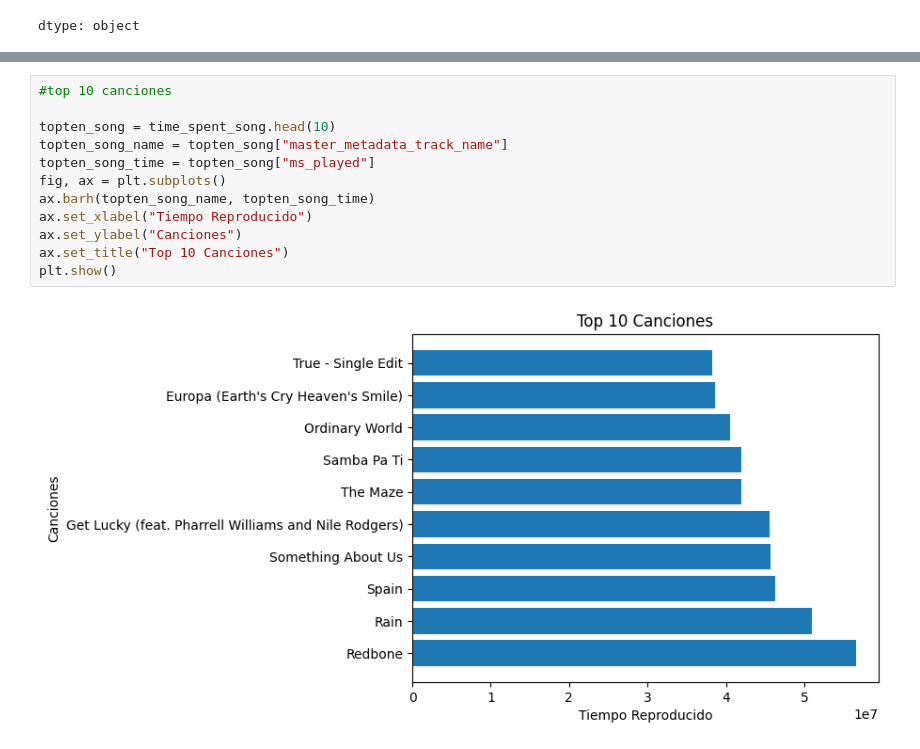
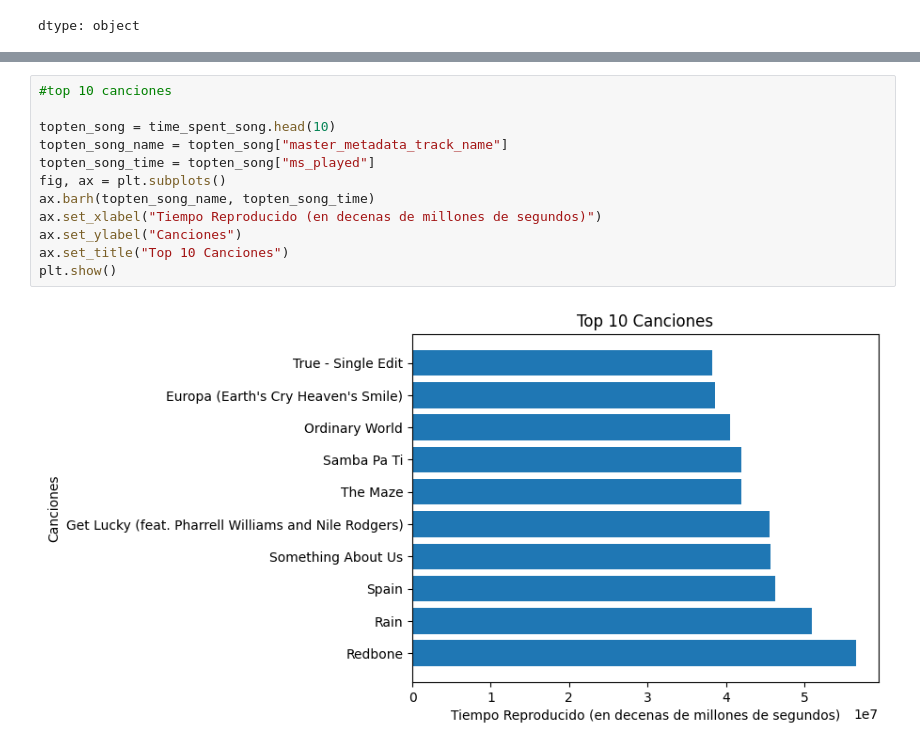
Before and after one commit to Skuerjuan/spotify_chona, a Jupyter notebook: main.ipynb, the cells around one changed output, grey strips where cells are left out. Saved outputs shown, nothing was run; the diff lists cells and outputs as text.

```diff
--- a/main.ipynb
+++ b/main.ipynb
@@ -150,14 +150,14 @@ plt.show()
 # %%
 #top 10 canciones
 
 topten_song = time_spent_song.head(10)
 topten_song_name = topten_song["master_metadata_track_name"]
 topten_song_time = topten_song["ms_played"]
 fig, ax = plt.subplots()
 ax.barh(topten_song_name, topten_song_time)
-ax.set_xlabel("Tiempo Reproducido")
+ax.set_xlabel("Tiempo Reproducido (en decenas de millones de segundos)")
 ax.set_ylabel("Canciones")
 ax.set_title("Top 10 Canciones")
 plt.show()
 # %% [output]
-[figure, old version]
+[figure, new version]
```
Also changed, not shown: parts of 4 cells of this notebook.
